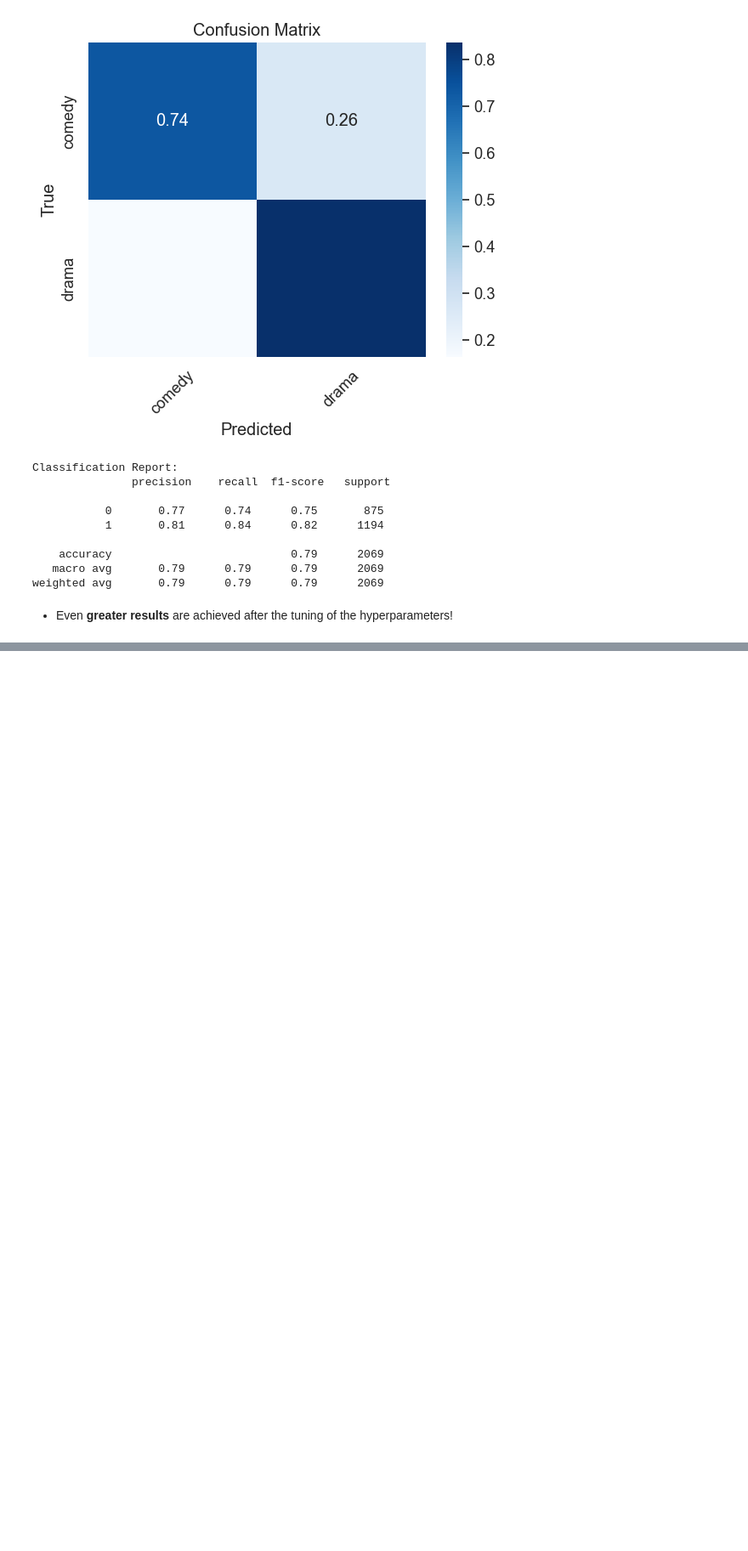
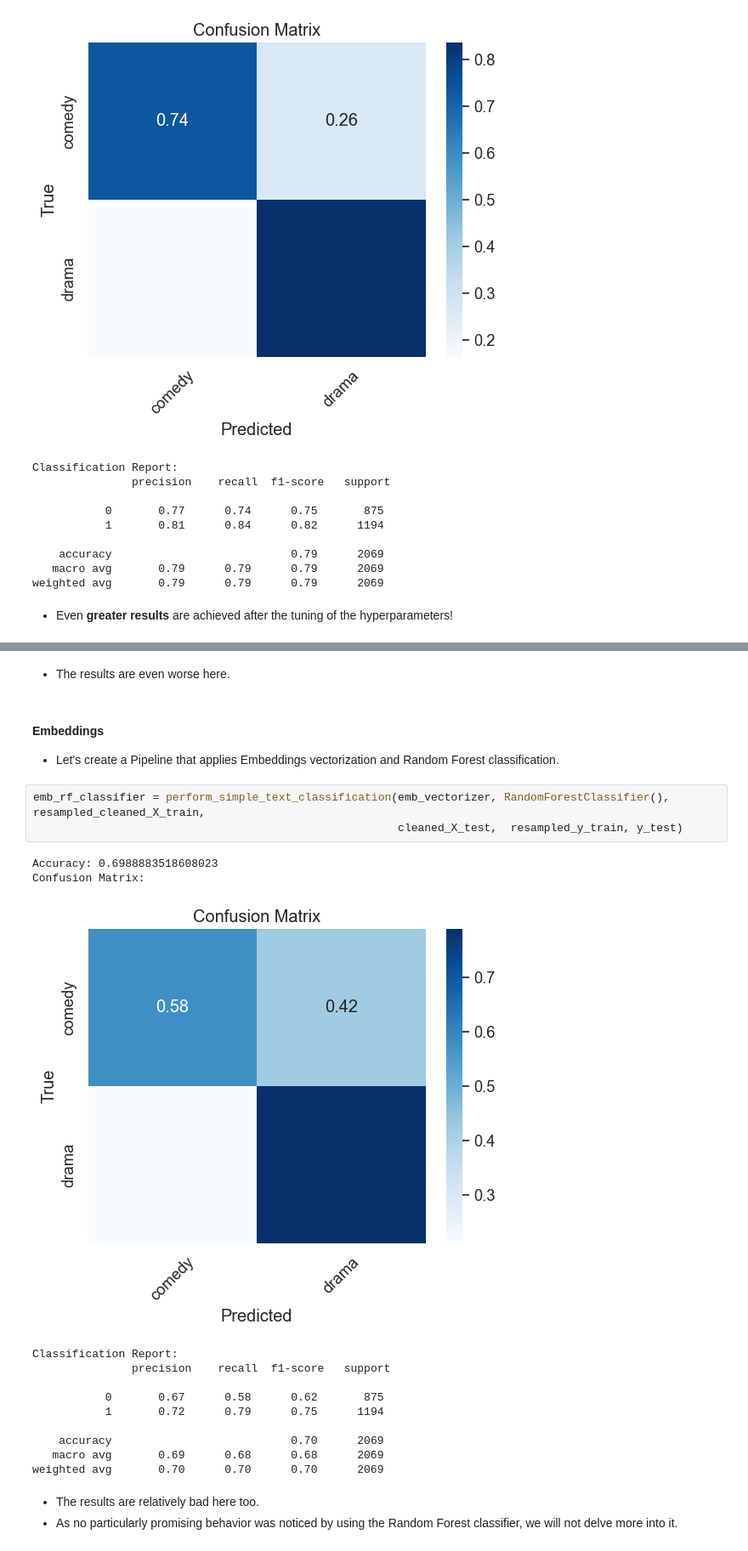
Before and after one commit to giorgossideris/movie_plots_nlp, a Jupyter notebook: genre_classification.ipynb, the cells around one changed output, grey strips where cells are left out. Shown: that part at 85% size. Saved outputs shown, nothing was run; the diff lists cells and outputs as text; blank space fills up the shorter version.

```diff
--- a/genre_classification.ipynb
+++ b/genre_classification.ipynb
@@ -717,0 +772,24 @@ weighted avg       0.79      0.79      0.79      2069
+# %% [markdown]
+* The results are even worse here.
+# %% [markdown]
+#### Embeddings
+* Let's create a Pipeline that applies Embeddings vectorization and Random Forest classification.
+# %%
+emb_rf_classifier = perform_simple_text_classification(emb_vectorizer, RandomForestClassifier(), resampled_cleaned_X_train,
+                                                       cleaned_X_test,  resampled_y_train, y_test)
+# %% [output]
+Accuracy: 0.6988883518608023
+Confusion Matrix:
+[figure, added]
+Classification Report:
+               precision    recall  f1-score   support
+
+           0       0.67      0.58      0.62       875
+           1       0.72      0.79      0.75      1194
+
+    accuracy                           0.70      2069
+   macro avg       0.69      0.68      0.68      2069
+weighted avg       0.70      0.70      0.70      2069
+# %% [markdown]
+* The results are relatively bad here too.
+* As no particularly promising behavior was noticed by using the Random Forest classifier, we will not delve more into it.
```
Also changed, not shown: parts of 10 cells of this notebook.
